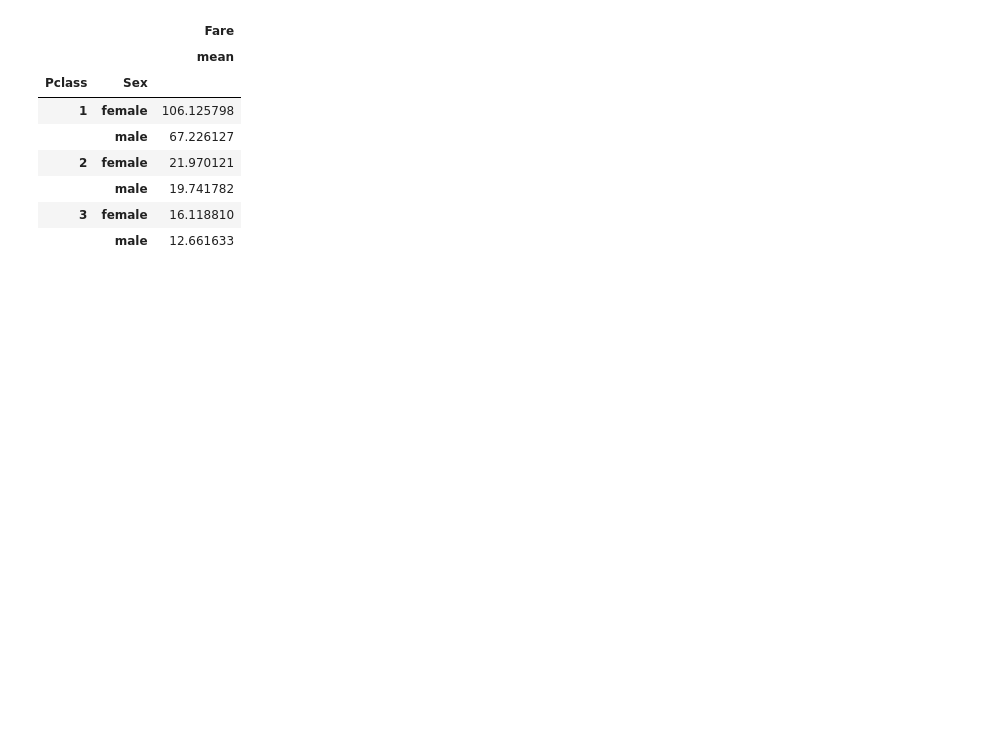
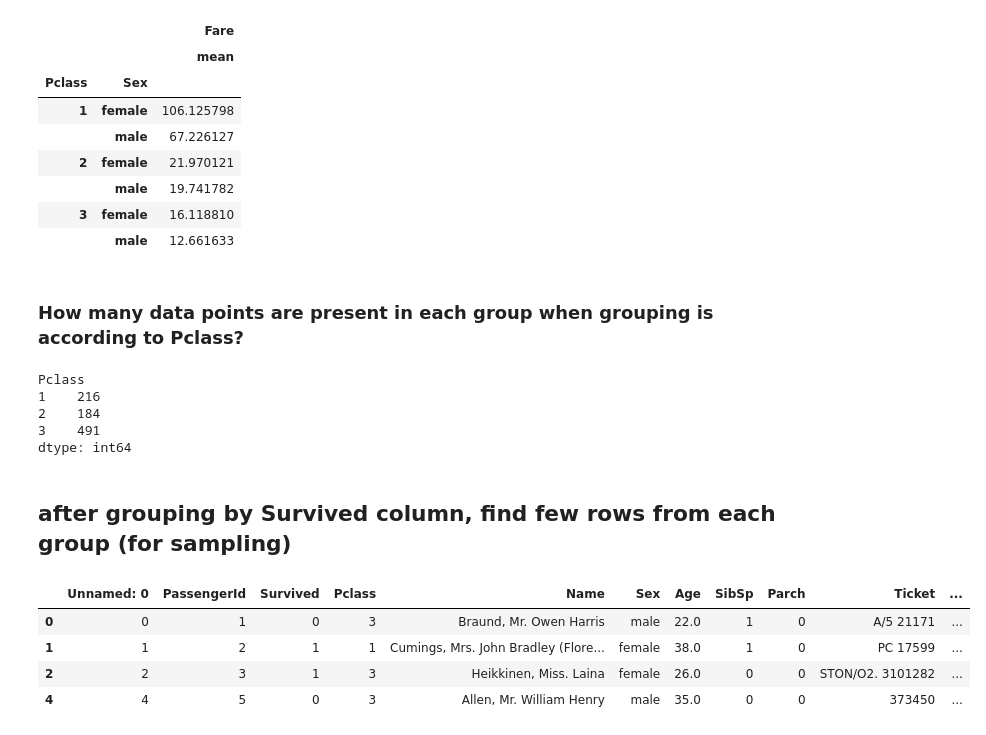
Before and after one commit to amittyagi350tr/PythonDABatch, a Jupyter notebook: day4/day4.ipynb, the cells around one changed output. Saved outputs shown, nothing was run; the diff lists cells and outputs as text; code cells hidden in the pictures; blank space fills up the shorter version.

```diff
--- a/day4/day4.ipynb
+++ b/day4/day4.ipynb
@@ -95,3 +95,23 @@ df.groupby(   [ "Pclass", "Sex"  ]   ) [  ["Fare"]  ].agg( ["mean"]  )
 |  | male | 19.741782 |
 | 3 | female | 16.118810 |
 |  | male | 12.661633 |
+# %% [markdown]
+### How many data points are present in each group when grouping is according to Pclass?
+# %%
+df.groupby(    ['Pclass']    ).size()
+# %% [output]
+Pclass
+1    216
+2    184
+3    491
+dtype: int64
+# %% [markdown]
+## after grouping by Survived column, find few rows from each group (for sampling)
+# %%
+df.groupby(    ['Survived']     ).head(2)
+# %% [output]
+|  | Unnamed: 0 | PassengerId | Survived | Pclass | Name | Sex | Age | SibSp | Parch | Ticket | ... |
+| 0 | 0 | 1 | 0 | 3 | Braund, Mr. Owen Harris | male | 22.0 | 1 | 0 | A/5 21171 | ... |
+| 1 | 1 | 2 | 1 | 1 | Cumings, Mrs. John Bradley (Flore... | female | 38.0 | 1 | 0 | PC 17599 | ... |
+| 2 | 2 | 3 | 1 | 3 | Heikkinen, Miss. Laina | female | 26.0 | 0 | 0 | STON/O2. 3101282 | ... |
+| 4 | 4 | 5 | 0 | 3 | Allen, Mr. William Henry | male | 35.0 | 0 | 0 | 373450 | ... |
```
Also changed, not shown: parts of 11 cells of this notebook, 1 other file.
